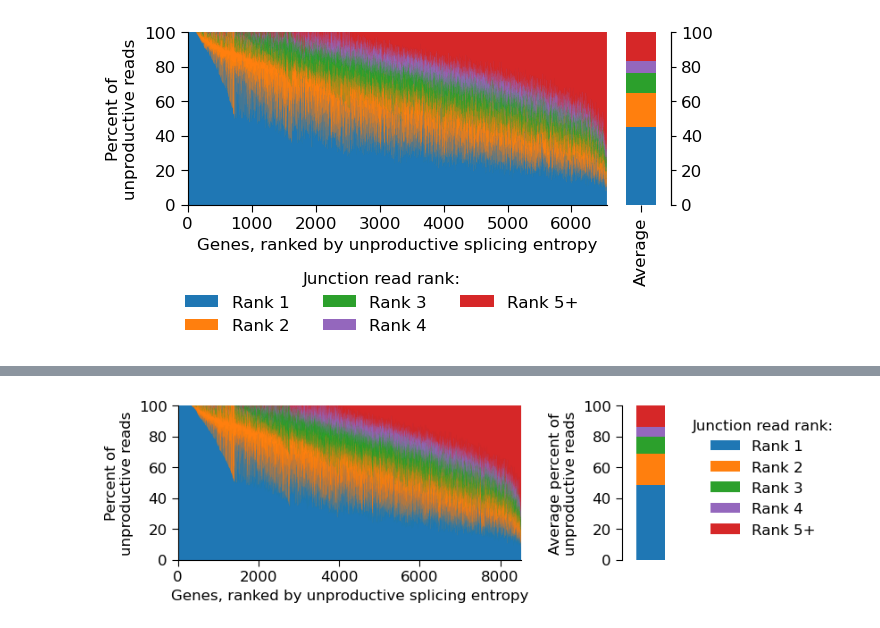
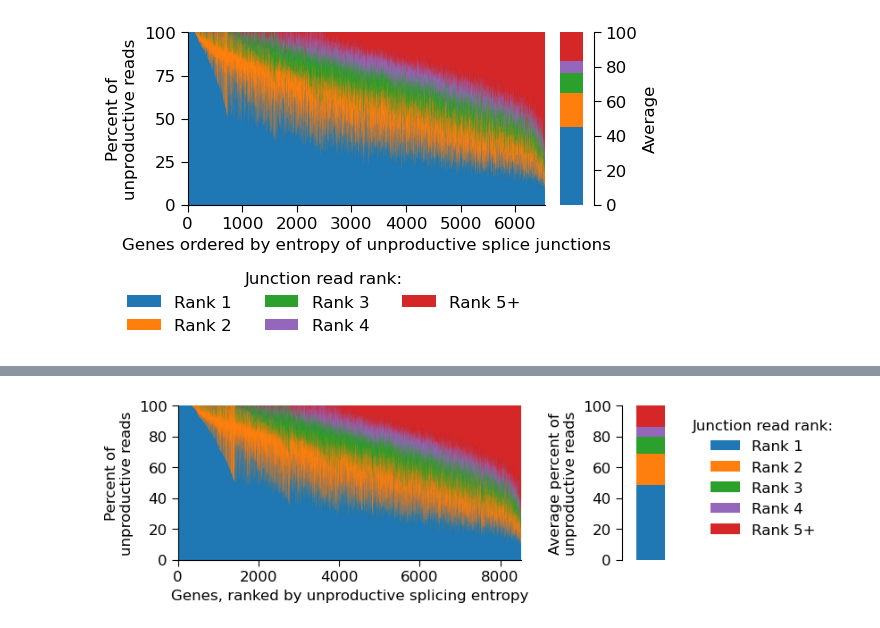
Before and after one commit to bfairkun/ChromatinSplicingQTLs, a Jupyter notebook: analysis/Contribution_to_total_NMD.ipynb, the cells around one changed output, grey strips where cells are left out. Cells and saved outputs as stored; diff of their text form; code cells hidden in the pictures.

Commit message:
add notebooks for final manuscript figures

```diff
--- a/analysis/Contribution_to_total_NMD.ipynb
+++ b/analysis/Contribution_to_total_NMD.ipynb
@@ -134,7 +134,7 @@ df_summary.index = gene_list
 # %%
 plt.rcParams['legend.title_fontsize'] = 12
 
-fig, ax = plt.subplots(nrows=1, ncols=2, figsize=(6.24, 2.24), gridspec_kw={'width_ratios': [7, 1],
+fig, ax = plt.subplots(nrows=1, ncols=2, figsize=(5.24, 2.24), gridspec_kw={'width_ratios': [8, 1],
                                                                        'wspace': 0.02})
 
 log_ = log2RPKM.loc[log2RPKM.index.intersection(df_rank.index)]
@@ -174,44 +174,51 @@ for idx, row in df_rank_.loc[entropy_idx].iterrows():
 
     i+=1
 
-ax[0].set_xlabel('Genes, ranked by unproductive splicing entropy', size=12)
+ax[0].set_xlabel('Genes ordered by entropy of unproductive splice junctions', size=12)
 ax[0].set_ylabel('Percent of\nunproductive reads', size=12)
 
-ax[0].set_ylim([0, 100])
-ax[0].set_xlim([0, i])
-ax[1].set_ylim([0, 100])
+# ax[0].set_ylim([0, 100])
+ax[0].margins(x=0, y=0)
+# ax[0].set_xlim([0, i])
+# ax[1].set_ylim([0, 100])
 
 # ax[1].set_xlim([-0.25, 0.25])
 
 # sns.despine(ax=ax[0], offset=0, trim=True)
 
 ax[0].spines['right'].set_visible(False)
 ax[0].spines['top'].set_visible(False)
 
 pd.DataFrame(df_rank_.loc[df_idx].mean(axis=0)).T.plot(kind='bar', stacked=True, color=['tab:blue', 'tab:orange', 'tab:green',
                                                                             'tab:purple', 'tab:red'], ax=ax[1])
 
 ax[1].spines['left'].set_visible(False)
 ax[1].spines['top'].set_visible(False)
 ax[1].spines['bottom'].set_visible(False)
 
 # ax[1].set_ylabel('Average percent of\nunproductive reads', size=12)
 
-ax[1].set_xticklabels(['Average'])
-
-ax[1].set_yticks([])
+ax[1].set_xticks([])
 ax[1].legend(bbox_to_anchor=(-0.3, -0.3), frameon=False, title = 'Junction read rank:', fontsize=12, ncols=3)
 
 ax[0].tick_params(length=5, labelsize=12)
 ax[1].tick_params(length=5, labelsize=12)
 
-y = ax[1].secondary_yaxis('right')
-y.set_ticks([0, 20, 40, 60, 80, 100], ['0', '20', '40', '60', '80', '100'], fontsize=12)
+
+
+ax[1].yaxis.set_label_position("right")
+ax[1].yaxis.tick_right()
+
+ax[1].set_ylabel('Average', size=12)
+ax[1].margins(x=0, y=0)
+
+# y = ax[1].secondary_yaxis('right')
+# y.set_ticks([0, 20, 40, 60, 80, 100], ['0', '20', '40', '60', '80', '100'], fontsize=12)
 
 
 fig_dir = '/project2/yangili1/carlos_and_ben_shared/polished_plots/'
 
-plt.savefig(fig_dir + 'Read_ranks.100reads_1_to_20_percent_NMD.pdf', dpi=300, bbox_inches='tight',)
-plt.savefig(fig_dir + 'Read_ranks.100reads_1_to_20_percent_NMD.png', dpi=300, bbox_inches='tight',)
+plt.savefig(fig_dir + 'Read_ranks.100reads_1_to_20_percent_NMD.pdf', dpi=300, bbox_inches='tight', transparent=True)
+plt.savefig(fig_dir + 'Read_ranks.100reads_1_to_20_percent_NMD.png', dpi=2000, bbox_inches='tight', transparent=True)
 # %% [output]
-[figure, old version]
+[figure, new version]
```
Also changed, not shown: parts of 79 cells of this notebook, 6 other files.
